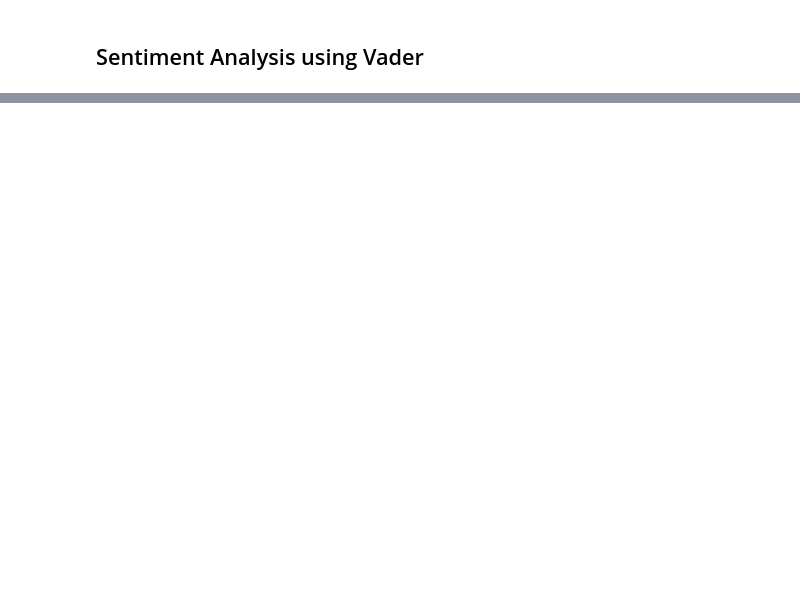
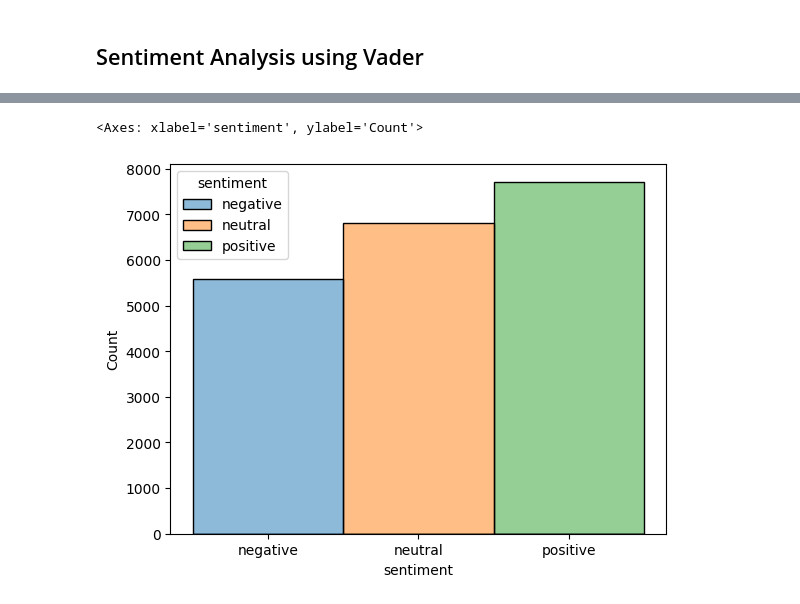
Before and after one commit to ShrinivasanT/Mental_Health_Twitter, a Jupyter notebook: Sentiment analysis.ipynb, the cells around one changed output, grey strips where cells are left out. Drawn from its saved outputs; the diff is of its cells as text; code cells hidden in the pictures; blank space fills up the shorter version.

```diff
--- a/Sentiment analysis.ipynb
+++ b/Sentiment analysis.ipynb
@@ -110,0 +113,5 @@ depressed_df
+# %%
+sns.histplot(x=df['sentiment'] ,hue=df['sentiment'] )
+# %% [output]
+<Axes: xlabel='sentiment', ylabel='Count'>
+[figure, added]
```
Also changed, not shown: parts of 8 cells of this notebook, 1 other file.
